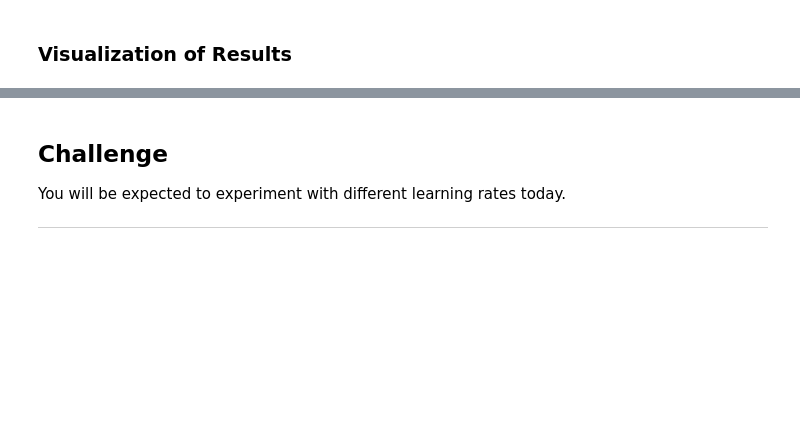
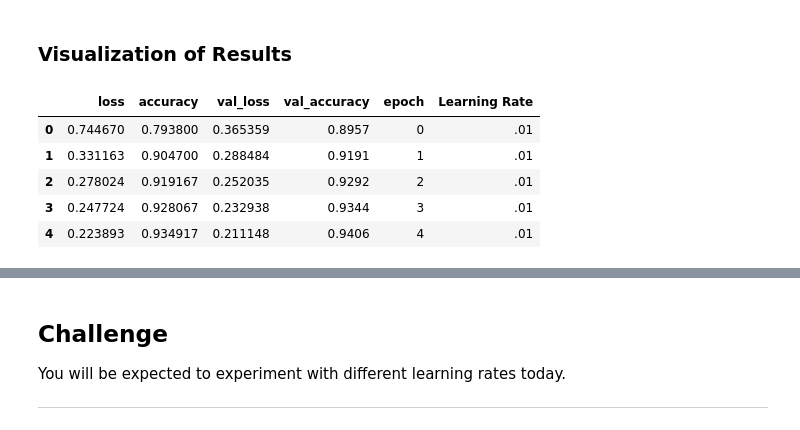
Before and after one commit to term1830/DS-Unit-4-Sprint-2-Neural-Networks, a Jupyter notebook: module2-Train/LS_DSPT7_422_Train_Lecture.ipynb, the cells around one changed output, grey strips where cells are left out. Saved outputs shown, nothing was run; the diff lists cells and outputs as text; code cells hidden in the pictures; blank space fills up the shorter version.

```diff
--- a/module2-Train/LS_DSPT7_422_Train_Lecture.ipynb
+++ b/module2-Train/LS_DSPT7_422_Train_Lecture.ipynb
@@ -501,3 +501,25 @@ Epoch 25/25
 1875/1875 [==============================] - 5s 3ms/step - loss: 0.2627 - accuracy: 0.9245 - val_loss: 0.2559 - val_accuracy: 0.9264
 # %% [markdown]
 ### Visualization of Results
+# %%
+import seaborn as sns
+import pandas as pd
+
+batch_sizes = []
+
+for exp, result in zip([bt_default, lr_high, lr_low], [".01", ".75", ".001"]):
+    df = pd.DataFrame.from_dict(exp.history)
+    df['epoch'] = df.index.values
+    df['Learning Rate'] = result
+    batch_sizes.append(df)
+
+df = pd.concat(batch_sizes)
+df['Learning Rate'] = df['Learning Rate'].astype('str')
+df.head()
+# %% [output]
+|  | loss | accuracy | val_loss | val_accuracy | epoch | Learning Rate |
+| 0 | 0.744670 | 0.793800 | 0.365359 | 0.8957 | 0 | .01 |
+| 1 | 0.331163 | 0.904700 | 0.288484 | 0.9191 | 1 | .01 |
+| 2 | 0.278024 | 0.919167 | 0.252035 | 0.9292 | 2 | .01 |
+| 3 | 0.247724 | 0.928067 | 0.232938 | 0.9344 | 3 | .01 |
+| 4 | 0.223893 | 0.934917 | 0.211148 | 0.9406 | 4 | .01 |
```
Also changed, not shown: parts of 1 cell of this notebook.
